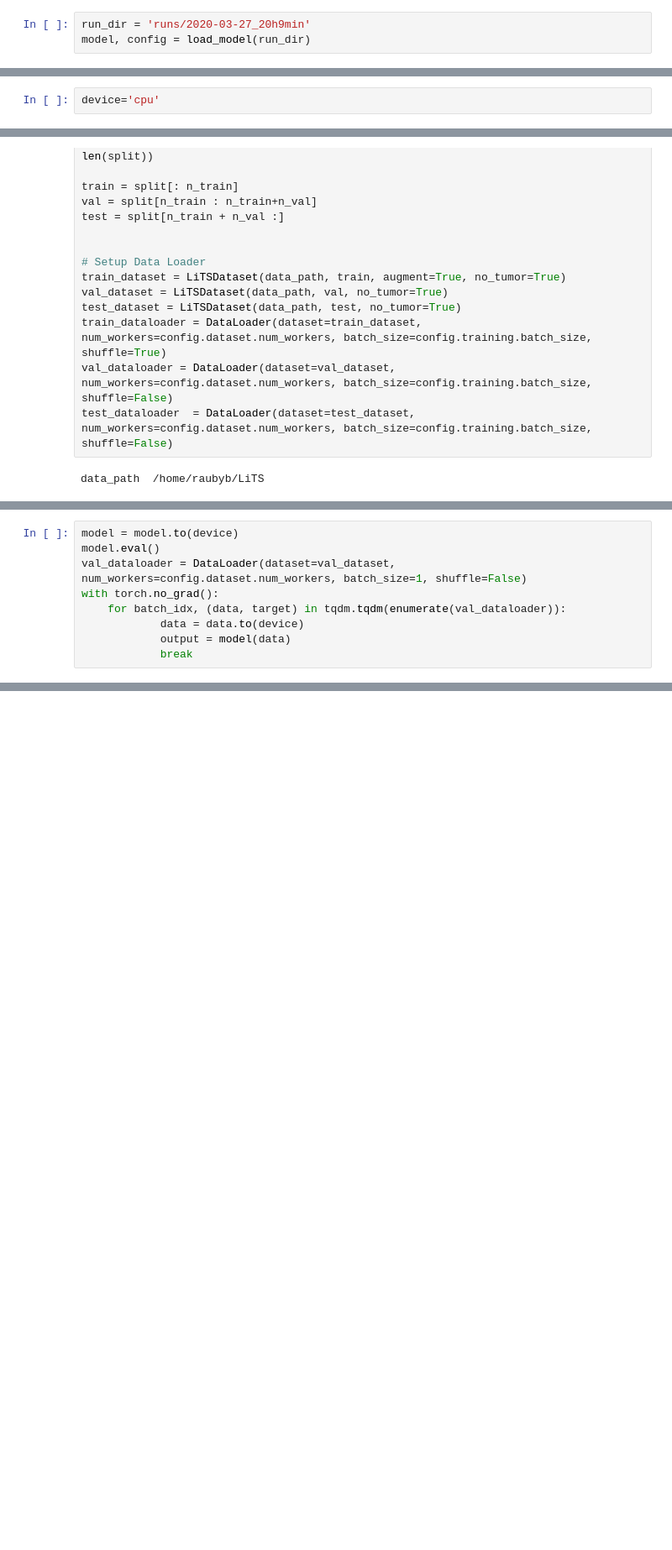
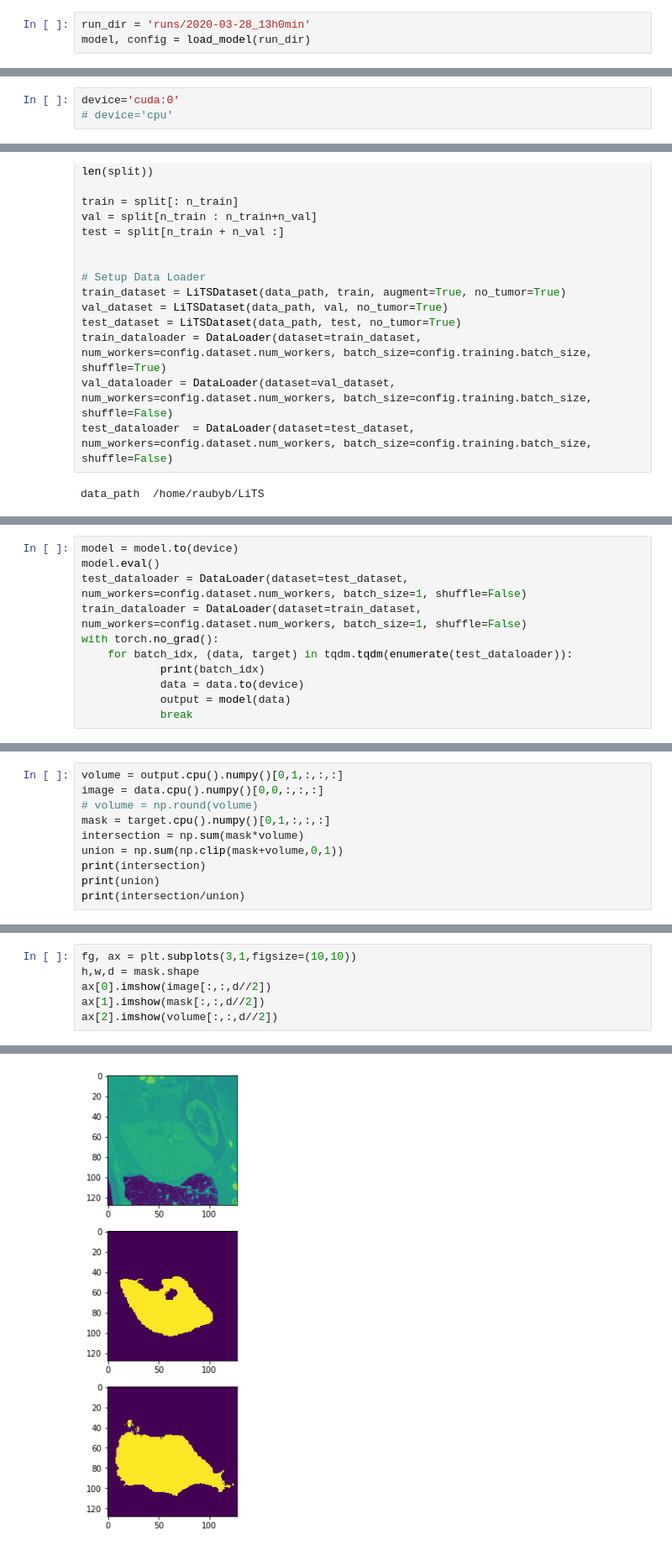
Before and after one commit to EmmanuelJhno/DLMI_segmentation, a Jupyter notebook: error_analysis.ipynb, the cells around one changed output, grey strips where cells are left out. Shown: that part at 84% size. Drawn from its saved outputs; the diff is of its cells as text; blank space fills up the shorter version.

```diff
--- a/error_analysis.ipynb
+++ b/error_analysis.ipynb
@@ -32,12 +32,13 @@ def load_model(run_dir, metric='validation_dice'):
     model.load_state_dict(torch.load(checkpoint_path, map_location='cpu'))
     return model, config
 # %%
-run_dir = 'runs/2020-03-27_20h9min'
+run_dir = 'runs/2020-03-28_13h0min'
 model, config = load_model(run_dir)
 # %% [output]
 feature_scale not specified in config, setting to default 4
 # %%
-device='cpu'
+device='cuda:0'
+# device='cpu'
 # %%
 data_path = config.dataset.root
 print('data_path ', data_path)
@@ -68,9 +71,11 @@ data_path  /home/raubyb/LiTS
 # %%
 model = model.to(device)
 model.eval()
-val_dataloader = DataLoader(dataset=val_dataset, num_workers=config.dataset.num_workers, batch_size=1, shuffle=False)
+test_dataloader = DataLoader(dataset=test_dataset, num_workers=config.dataset.num_workers, batch_size=1, shuffle=False)
+train_dataloader = DataLoader(dataset=train_dataset, num_workers=config.dataset.num_workers, batch_size=1, shuffle=False)
 with torch.no_grad():
-    for batch_idx, (data, target) in tqdm.tqdm(enumerate(val_dataloader)):
+    for batch_idx, (data, target) in tqdm.tqdm(enumerate(test_dataloader)):
+            print(batch_idx)
             data = data.to(device)
             output = model(data)
             break
@@ -79,0 +84,10 @@ np.unique(volume)
+# %%
+volume = output.cpu().numpy()[0,1,:,:,:]
+image = data.cpu().numpy()[0,0,:,:,:]
+# volume = np.round(volume)
+mask = target.cpu().numpy()[0,1,:,:,:]
+intersection = np.sum(mask*volume)
+union = np.sum(np.clip(mask+volume,0,1))
+print(intersection)
+print(union)
+print(intersection/union)
@@ -79,0 +103,7 @@ np.unique(volume)
+# %%
+fg, ax = plt.subplots(3,1,figsize=(10,10))
+h,w,d = mask.shape
+ax[0].imshow(image[:,:,d//2])
+ax[1].imshow(mask[:,:,d//2])
+ax[2].imshow(volume[:,:,d//2])
+# %% [output]
@@ -79,0 +111 @@ np.unique(volume)
+[figure, added]
```
Also changed, not shown: parts of 6 cells of this notebook, 2 other files.
